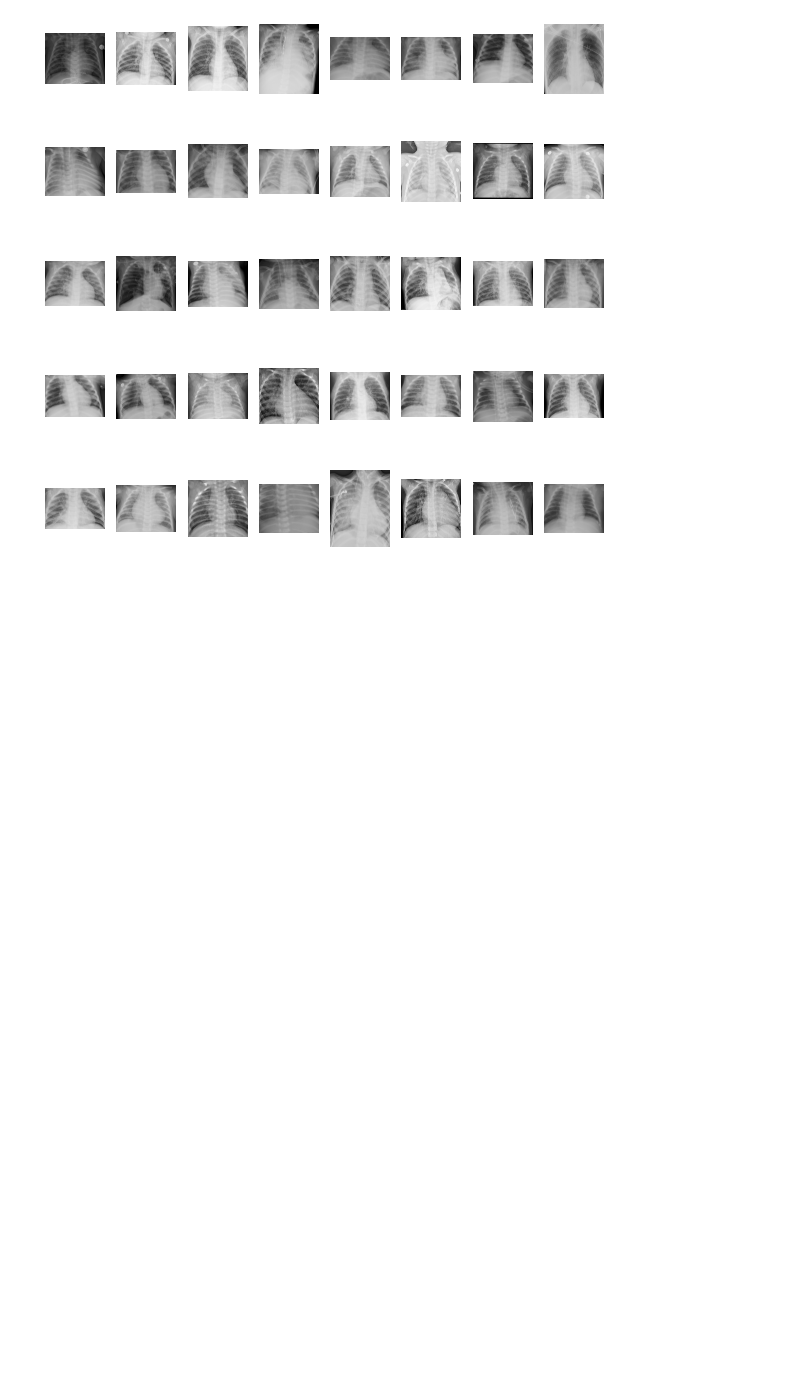
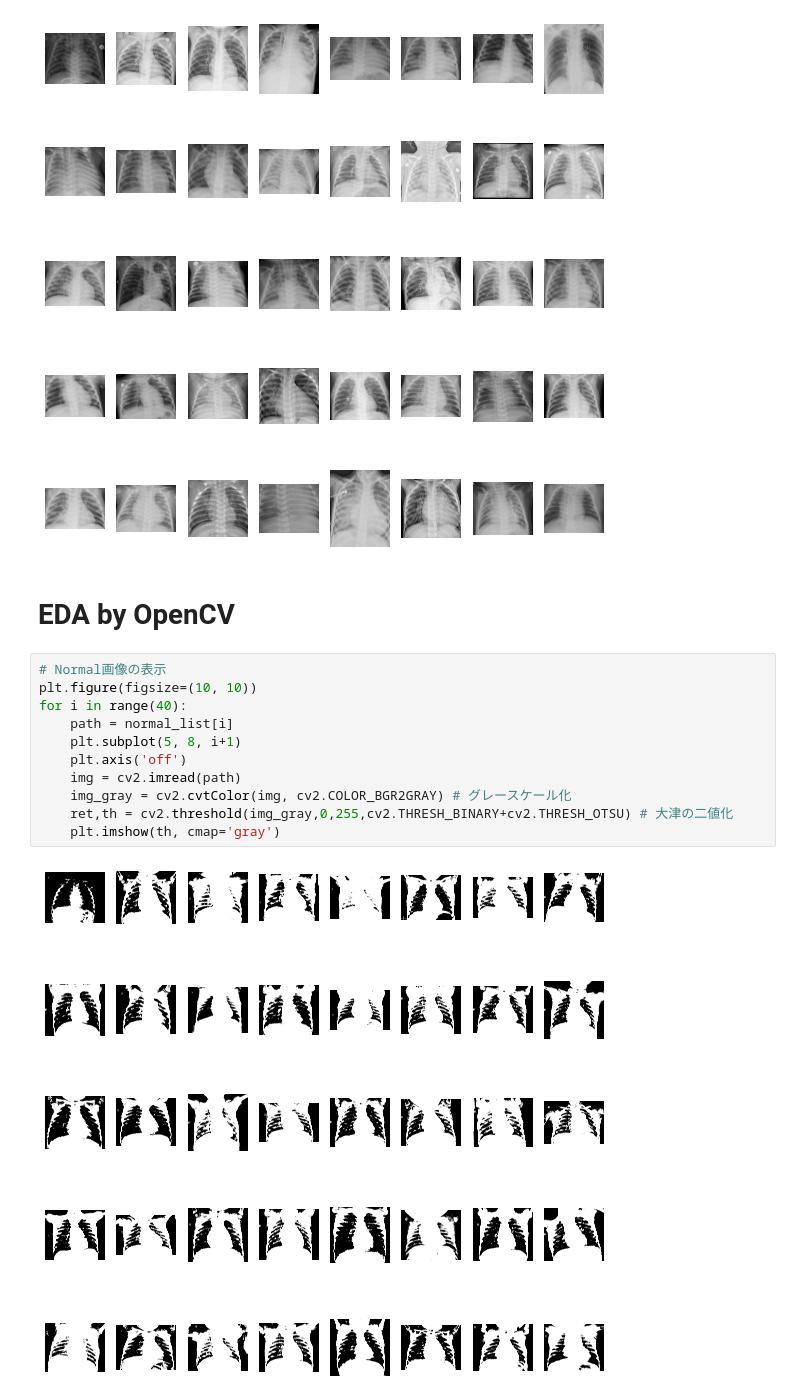
Before and after one commit to insilicomab/kaggle_chest-Xray, a Jupyter notebook: chest-xray-eda.ipynb, the cells around one changed output. Saved outputs shown, nothing was run; the diff lists cells and outputs as text; blank space fills up the shorter version.

```diff
--- a/chest-xray-eda.ipynb
+++ b/chest-xray-eda.ipynb
@@ -113,3 +116,18 @@ for i in range(40):
     plt.imshow(img_array)
 # %% [output]
 [figure]
+# %% [markdown]
+# EDA by OpenCV
+# %%
+# Normal画像の表示
+plt.figure(figsize=(10, 10))
+for i in range(40):
+    path = normal_list[i]
+    plt.subplot(5, 8, i+1)
+    plt.axis('off')
+    img = cv2.imread(path)
+    img_gray = cv2.cvtColor(img, cv2.COLOR_BGR2GRAY) # グレースケール化
+    ret,th = cv2.threshold(img_gray,0,255,cv2.THRESH_BINARY+cv2.THRESH_OTSU) # 大津の二値化
+    plt.imshow(th, cmap='gray')
+# %% [output]
+[figure, added]
```
Also changed, not shown: parts of 9 cells of this notebook.
